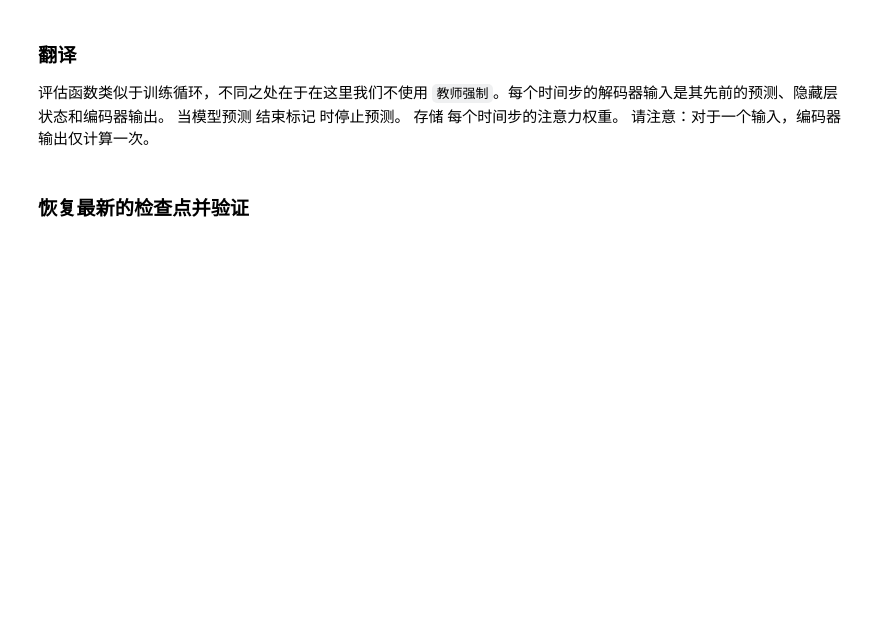
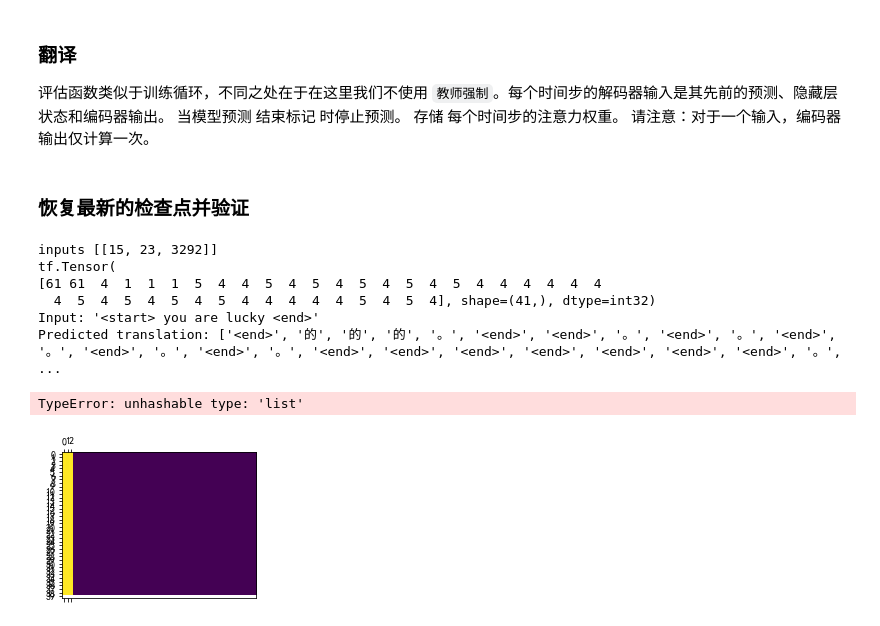
Before and after one commit to taichuai/d2l_zh_tensorflow2.0, a Jupyter notebook: 10.10 self-attention之transformer.ipynb, the cells around one changed output. Drawn from its saved outputs; the diff is of its cells as text; code cells hidden in the pictures; blank space fills up the shorter version.

```diff
--- a/10.10 self-attention之transformer.ipynb
+++ b/10.10 self-attention之transformer.ipynb
@@ -301,9 +316,9 @@ class MultiHeadAttention(tf.keras.layers.Layer):
         """
         x : (batch_size, seq_len, d_model)
         """
-        x = tf.reshape(x, (x.shape[0], -1, x.shape[1], self.depth))
+        x = tf.reshape(x, [tf.shape(x)[0], -1, self.num_heads, self.depth])
 
-        return x
+        return tf.transpose(x, perm=[0, 2, 1, 3])
 
     def call(self, v, k, q, mask):
         """这里要把在编码器中，q,k,v是相同的，但是将 q,k,v拆分开写，方便后续解码器使用不同的v, k, q
@@ -320,10 +335,10 @@ class MultiHeadAttention(tf.keras.layers.Layer):
         #(bz, nh, sql, sql)
         scaled_attention, attention_weights = compute_scaled_dot_product_attention(q, k, v, mask)
 
-        concat_attention = tf.reshape(scaled_attention, (scaled_attention.shape[0], -1, self.d_model))
+        concat_attention = tf.reshape(scaled_attention, (tf.shape(scaled_attention)[0], -1, self.d_model))
         # 经过 linear层
         output = self.dense(concat_attention)    # (batch_size, seq_len, d_model)
-#         print(output.shape)
+        # print(output.shape)
 
         return output, attention_weights
 # %%
@@ -382,8 +397,8 @@ class EncoderLayer(tf.keras.layers.Layer):
         self.layernorm1 = tf.keras.layers.LayerNormalization(axis=-1, epsilon=1e-6)
         self.layernorm2 = tf.keras.layers.LayerNormalization(axis=-1, epsilon=1e-6)
         # dropout
-        self.dropout1 = tf.keras.layers.Dropout(rate=rate)
-        self.dropout2 = tf.keras.layers.Dropout(rate=rate)
+        self.dropout1 = tf.keras.layers.Dropout(rate)
+        self.dropout2 = tf.keras.layers.Dropout(rate)
 
     def call(self, x, training, mask):
         """
@@ -393,7 +408,7 @@ class EncoderLayer(tf.keras.layers.Layer):
         # 多头注意力
         multi_head_att, _ = self.multi_head_att(x, x, x, mask)   # (batch_size, input_seq_len, d_model)
         # dropout层
-#         tf.print('multi_head_att:', multi_head_att.shape)
+        #tf.print('multi_head_att:', multi_head_att.shape)
         dropout1 = self.dropout1(multi_head_att, training=training)   # (batch_size, input_seq_len, d_model)
         # layer_norm层: LayerNorm(x + Sublayer(x))
         layer_norm1 = self.layernorm1(x + dropout1)   # (batch_size, input_seq_len, d_model)
@@ -1012,9 +947,0 @@ def plot_attention(attention, sentence, predicted_sentence):
-# %%
-def translate(sentence):
-    result, sentence, attention_plot = evaluate(sentence)
-
-    print('Input: %s' % (sentence))
-    print('Predicted translation: {}'.format(result))
-
-    attention_plot = attention_plot[:len(result.split(' ')), :len(sentence.split(' '))]
-    plot_attention(attention_plot, sentence.split(' '), result.split(' '))
@@ -1021,2 +1023,13 @@ def translate(sentence):
+# %%
+def translate(sentence, plot=''):
+    result, attention_weights = evaluate(sentence)
+    print(result)
+    predicted_sentence = [targ_lang.index_word[i] for i in result.numpy().tolist() if i < max_length_targ]
+
+    print('Input: {}'.format(sentence))
+    print('Predicted translation: {}'.format(predicted_sentence))
+
+    if plot:
+        plot_attention_weights(attention_weights, sentence, result, plot)
 # %% [markdown]
 ### 恢复最新的检查点并验证
@@ -1026,3 +1036,15 @@ checkpoint.restore(tf.train.latest_checkpoint(checkpoint_dir))
+# %%
+translate("'<start> you are lucky <end>'", plot='decoder_layer4_block2')
+print ("Real translation: this is the first book i've ever done.")
+# %% [output]
+inputs [[15, 23, 3292]]
+tf.Tensor(
+[61 61  4  1  1  1  5  4  4  5  4  5  4  5  4  5  4  5  4  4  4  4  4  4
+  4  5  4  5  4  5  4  5  4  4  4  4  4  5  4  5  4], shape=(41,), dtype=int32)
+Input: '<start> you are lucky <end>'
+Predicted translation: ['<end>', '的', '的', '的', '。', '<end>', '<end>', '。', '<end>', '。', '<end>', '。', '<end>', '。', '<end>', '。', '<end>', '<end>', '<end>', '<end>', '<end>', '<end>', '<end>', '。',  ...
+TypeError: unhashable type: 'list'
+[figure, added]
 # %%
 translate('<start> spreading the cost of their work over all users . <end>')
 # %%
```
Also changed, not shown: parts of 12 cells of this notebook.
